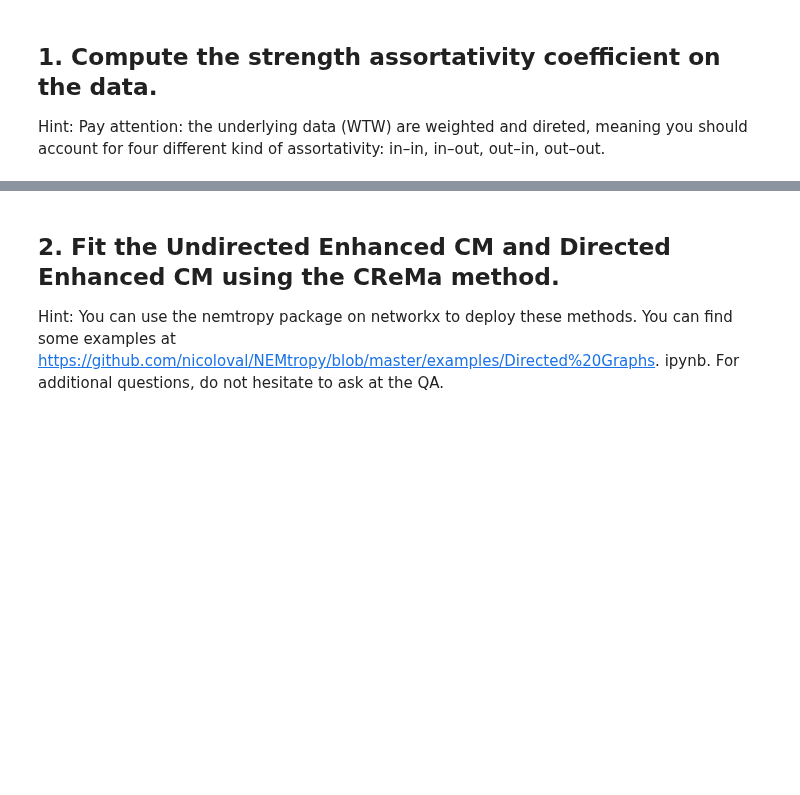
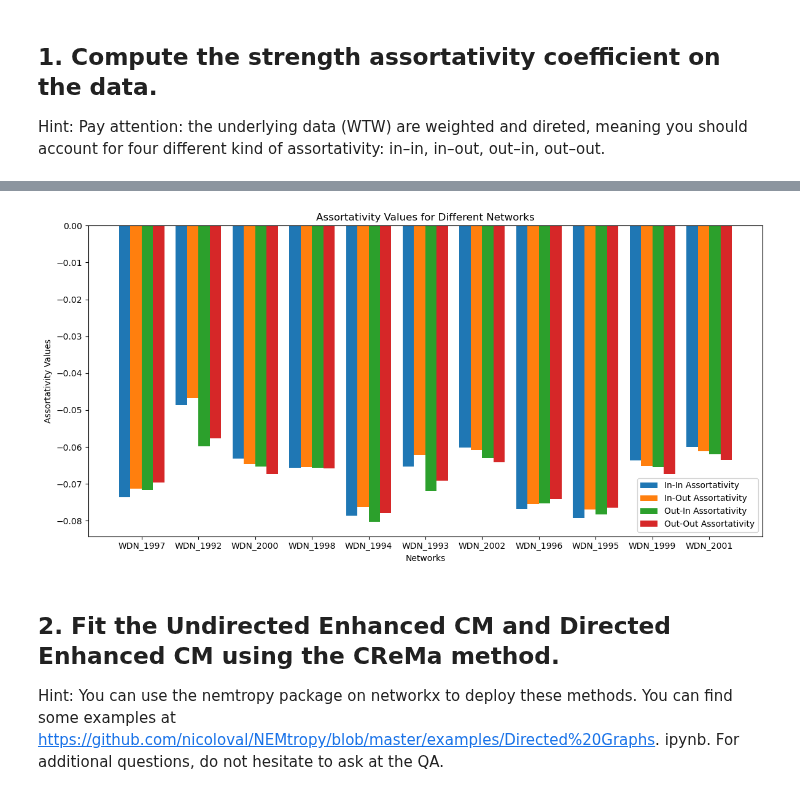
Before and after one commit to HuberNicolas/network-science-uzh, a Jupyter notebook: assignment-3/Assignment_03.ipynb, the cells around one changed output, grey strips where cells are left out. Cells and saved outputs as stored; diff of their text form; code cells hidden in the pictures; blank space fills up the shorter version.

```diff
--- a/assignment-3/Assignment_03.ipynb
+++ b/assignment-3/Assignment_03.ipynb
@@ -94,0 +155,3 @@ for four different kind of assortativity: in–in, in–out, out–in, out–out
+# %%
+for graph_name, graph in graphs_wtn.items():
+    pass
@@ -95,3 +213,28 @@ for four different kind of assortativity: in–in, in–out, out–in, out–out
+# %%
+# Extracting graph names and assortativity values
+graph_names = list(assortativities.keys())
+keys = list(assortativities[graph_names[0]].keys())  # Extracting keys for assortativity values
+values = {graph_name: [assortativities[graph_name][key] for key in keys] for graph_name in graph_names}
+
+# Creating side-by-side bar plots for each network
+bar_width = 0.2  # Width of each bar
+index = np.arange(len(graph_names))  # Index for the networks
+
+plt.figure(figsize=(12, 6))
+
+for i, key in enumerate(keys):
+    plt.bar(index + (i * bar_width), [values[graph_name][i] for graph_name in graph_names], bar_width, label=key)
+
+plt.xlabel('Networks')
+plt.ylabel('Assortativity Values')
+plt.title('Assortativity Values for Different Networks')
+plt.xticks(index + (bar_width * (len(keys) - 1) / 2), graph_names)
+plt.legend()
+plt.tight_layout()
+
+plt.show()
+# %% [output]
+[figure, added]
 # %% [markdown]
 ## 2. Fit the Undirected Enhanced CM and Directed Enhanced CM using the CReMa method.
 Hint: You can use the nemtropy package on networkx to deploy these methods. You can find some examples
```
Also changed, not shown: parts of 6 cells of this notebook.
